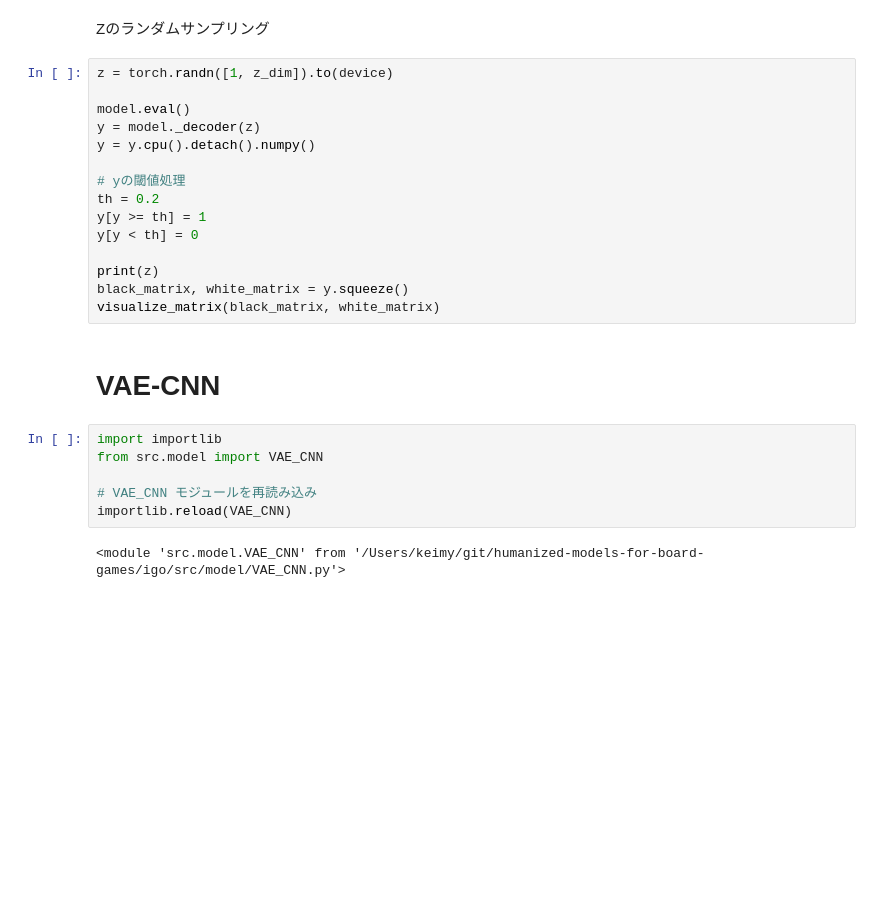
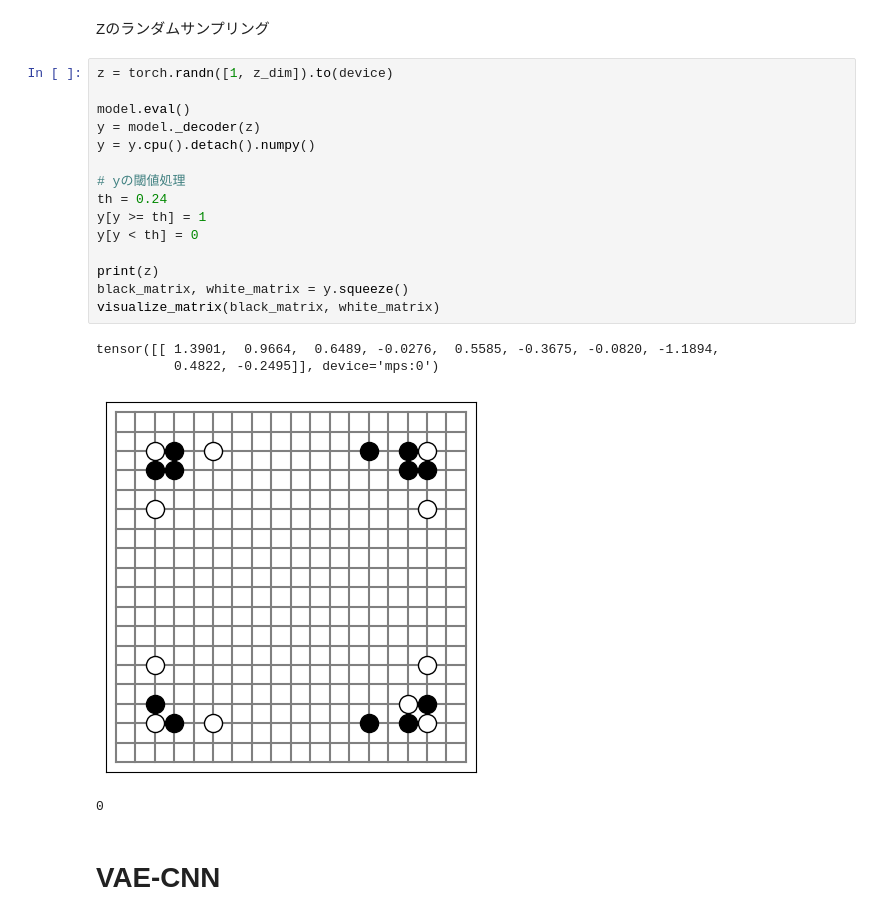
Before and after one commit to tatuyosi98/humanized-models-for-board-games, a Jupyter notebook: igo/notebooks/[ks231213]VAE.ipynb, the cells around one changed output. Saved outputs shown, nothing was run; the diff lists cells and outputs as text; blank space fills up the shorter version.

```diff
--- a/igo/notebooks/[ks231213]VAE.ipynb
+++ b/igo/notebooks/[ks231213]VAE.ipynb
@@ -204,25 +219,22 @@ Zのランダムサンプリング
 # %%
 z = torch.randn([1, z_dim]).to(device)
 
 model.eval()
 y = model._decoder(z)
 y = y.cpu().detach().numpy()
 
 # yの閾値処理
-th = 0.2
+th = 0.24
 y[y >= th] = 1
 y[y < th] = 0
 
 print(z)
 black_matrix, white_matrix = y.squeeze()
 visualize_matrix(black_matrix, white_matrix)
+# %% [output]
+tensor([[ 1.3901,  0.9664,  0.6489, -0.0276,  0.5585, -0.3675, -0.0820, -1.1894,
+          0.4822, -0.2495]], device='mps:0')
+[figure, added]
+0
 # %% [markdown]
 # VAE-CNN
-# %%
-import importlib
-from src.model import VAE_CNN
-
-# VAE_CNN モジュールを再読み込み
-importlib.reload(VAE_CNN)
-# %% [output]
-<module 'src.model.VAE_CNN' from '/Users/keimy/git/humanized-models-for-board-games/igo/src/model/VAE_CNN.py'>
```
Also changed, not shown: parts of 9 cells of this notebook.
